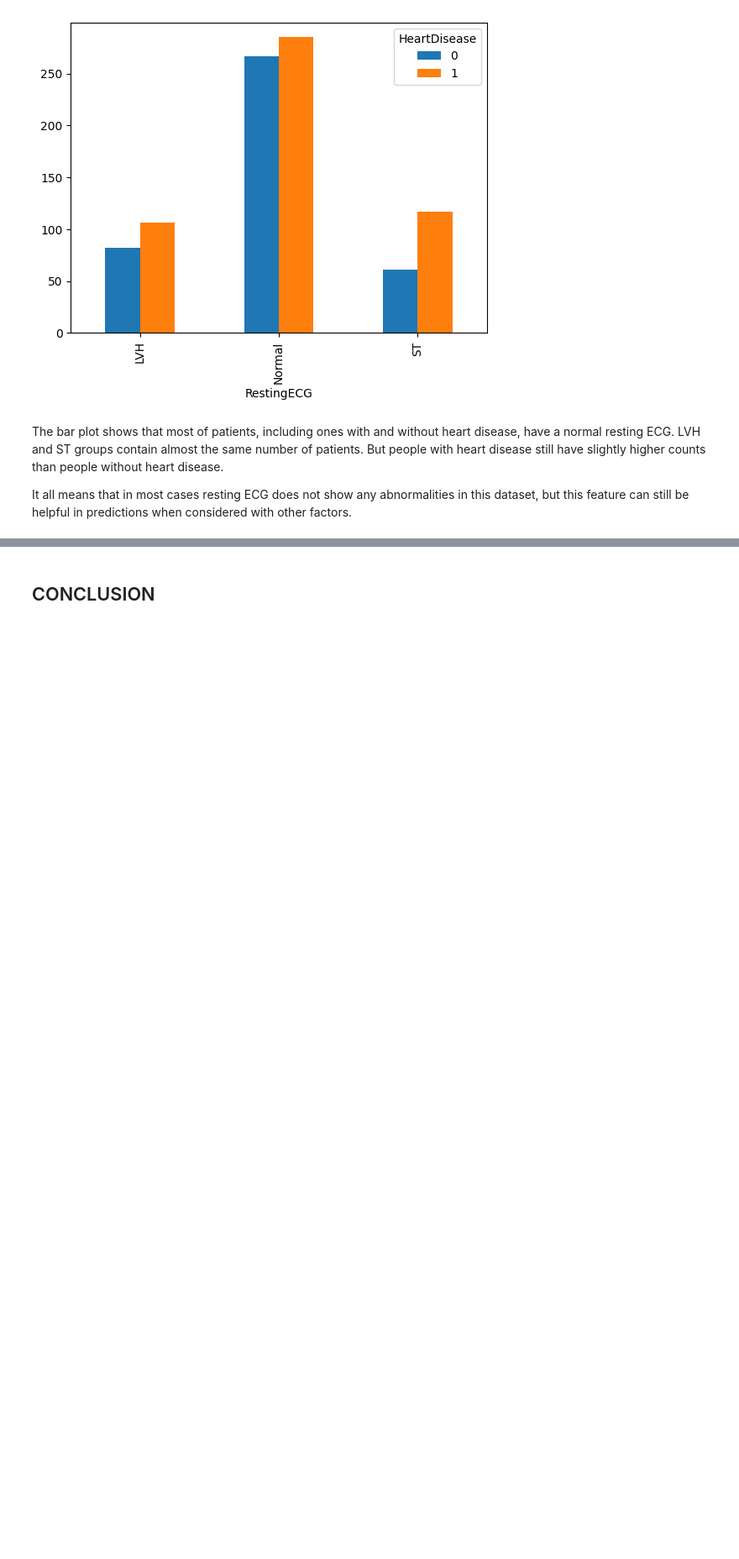
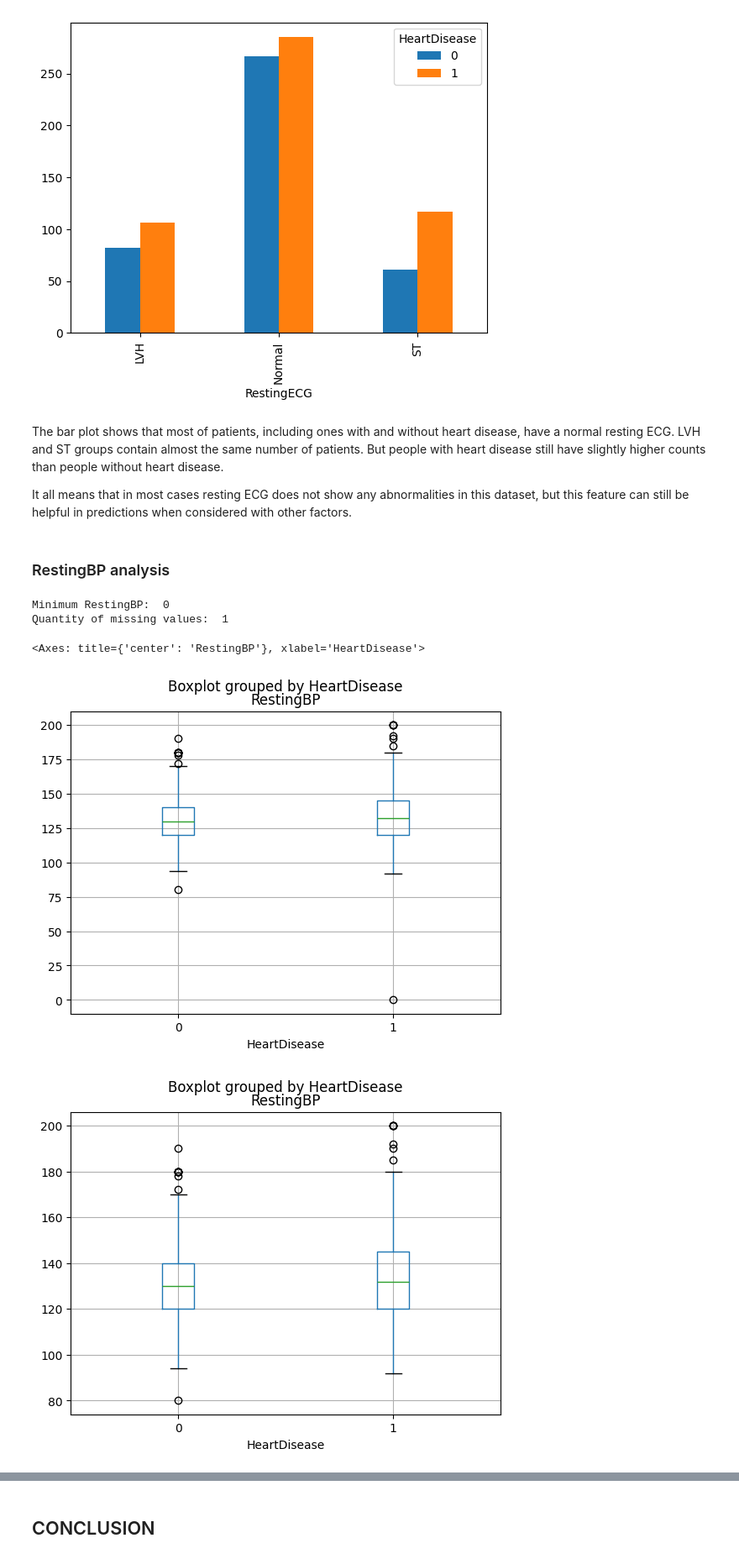
Before and after one commit to MaryiaKhomchanka/HeartFailure_MachineLearning_Training_Project, a Jupyter notebook: data_analysis.ipynb, the cells around one changed output, grey strips where cells are left out. Shown at 84% size. Saved outputs shown, nothing was run; the diff lists cells and outputs as text; code cells hidden in the pictures; blank space fills up the shorter version.

```diff
--- a/data_analysis.ipynb
+++ b/data_analysis.ipynb
@@ -309,3 +309,17 @@ pd.crosstab(heart["RestingECG"], heart["HeartDisease"]).plot(kind = "bar")
 The bar plot shows that most of patients, including ones with and without heart disease, have a normal resting ECG. LVH and ST groups contain almost the same number of patients. But people with heart disease still have slightly higher counts than people without heart disease.
 
 It all means that in most cases resting ECG does not show any abnormalities in this dataset, but this feature can still be helpful in predictions when considered with other factors.
+# %% [markdown]
+### RestingBP analysis
+# %%
+heart.boxplot(column = "RestingBP", by = "HeartDisease")
+print("Minimum RestingBP: ", heart["RestingBP"].min())
+print("Quantity of missing values: ", (heart["RestingBP"] == 0).sum())
+
+heart[heart["RestingBP"] != 0].boxplot(column = "RestingBP", by = "HeartDisease")
+# %% [output]
+Minimum RestingBP:  0
+Quantity of missing values:  1
+<Axes: title={'center': 'RestingBP'}, xlabel='HeartDisease'>
+[figure, added]
+[figure, added]
```
Also changed, not shown: parts of 6 cells of this notebook, 1 other file.
